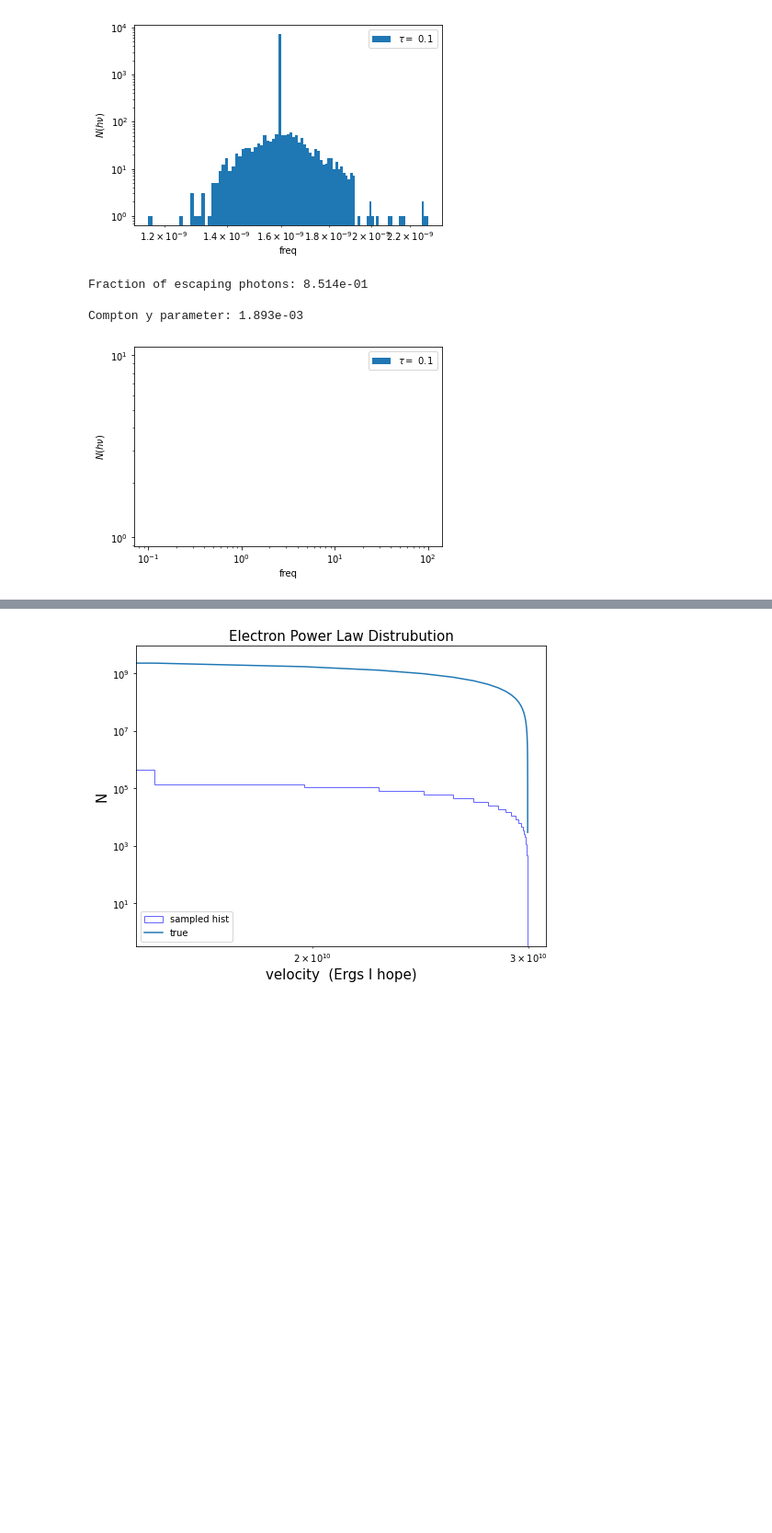
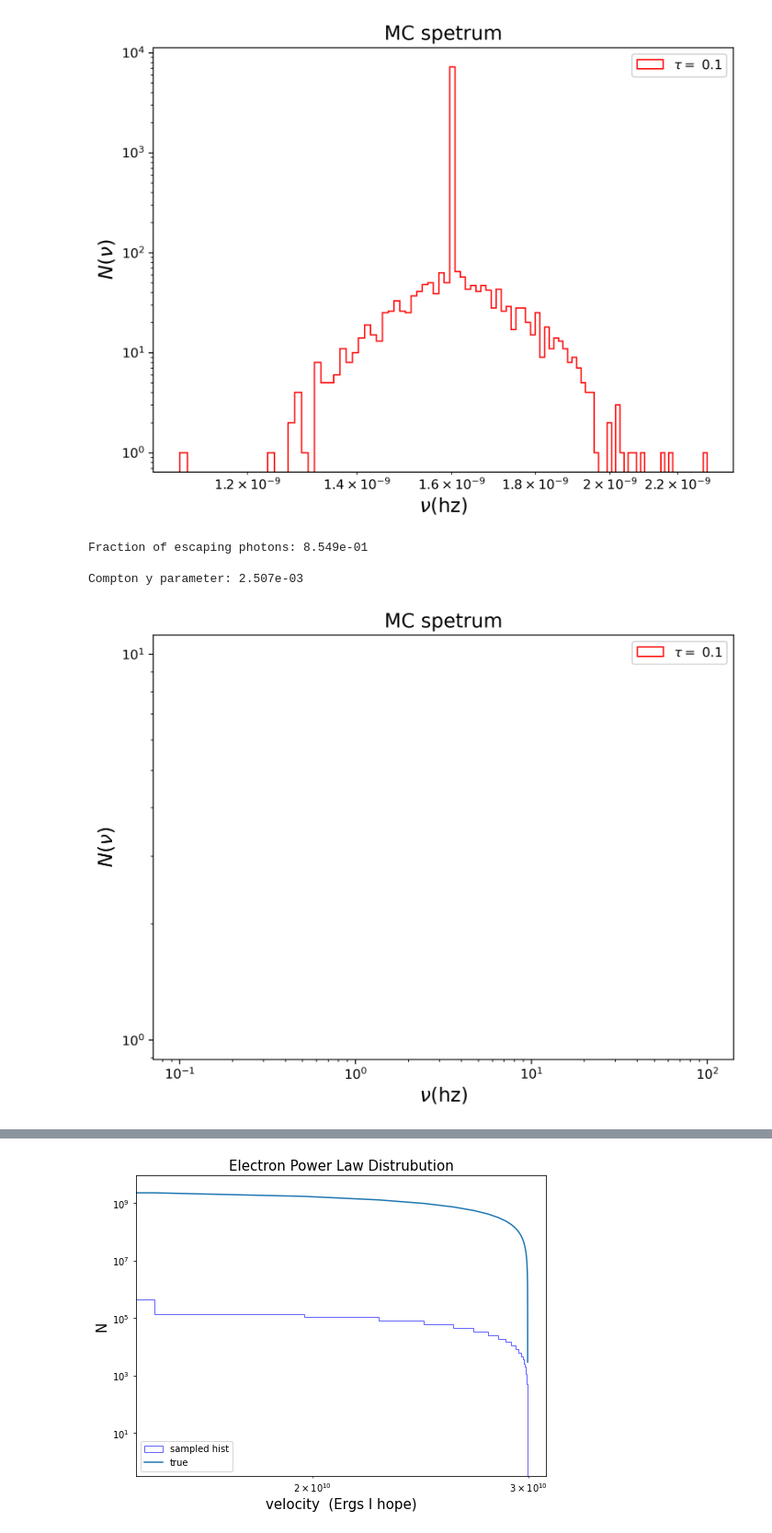
Before and after one commit to afinemax/extreme_astrophysics_2023, a Jupyter notebook: ps5/max_fine_ps5.ipynb, the cells around one changed output, grey strips where cells are left out. Shown: that part at 92% size. Cells and saved outputs as stored; diff of their text form; code cells hidden in the pictures; blank space fills up the shorter version.

```diff
--- a/ps5/max_fine_ps5.ipynb
+++ b/ps5/max_fine_ps5.ipynb
@@ -195,14 +201,15 @@ def plot_mc(mc_parms,bins=None,xlims=None,filename=None):
     if (filename is None):
         filename='hw_5_plot_{0:d}.pdf'.format(figure_counter)
     hnu_scattered,hnu_seeds=np.array(monte_carlo(mc_parms))# /mc_parms['kt_seeds']
-    fig=plt.figure()
+    fig=plt.figure(figsize=(8,6), dpi=300)
     plt.hist(hnu_scattered,bins=bins,log=True,
-             label=r'$\tau=${:4.1f}'.format(mc_parms['tau']))
+             label=r'$\tau=${:4.1f}'.format(mc_parms['tau']), histtype='step', color='red')
     plt.xscale('log')
     #plt.xlim(xlims[0],xlims[1])
     #plt.xlabel(r'$h\nu/h\nu_{0}$')
-    plt.xlabel('freq')
-    plt.ylabel(r'$N(h\nu)$')
+    plt.xlabel(r'$\nu$(hz)', size=15)
+    plt.ylabel(r'$N(\nu)$', size=15)
+    plt.title('MC spetrum', size=15)
     plt.legend()
     fig.savefig(filename)
     figure_counter+=1
@@ -234,35 +241,35 @@ def p_planck(hnu=None):
         number=1000
         hnu=np.append(np.linspace(0,1-1./number,number),np.logspace(0,4,number))
 
     p=np.zeros(2*number)
     for i in range(1,2*number):
         p[i]=((quad(f_planck,0,hnu[i]))[0])
     return (p,hnu)
 
 def hnu_of_p_planck(number=None,pdf=None,hnu=None):
     if number is None:
         number=1
     if (pdf is None):
         pdf,hnu=p_planck()
 
     e_phot=np.interp(np.random.rand(number),pdf,hnu)
     return(e_phot,pdf,hnu)
 
 def f_of_hnu_planck(mc_parms,number=None,pdf=None,energies=None):
     if number is None:
         number=1
     if (pdf is None):
         e,pdf,energies=hnu_of_p_planck(number=number)
     else:
         e,pdf,energies=hnu_of_p_planckl(number=number,pdf=pdf,hnu=energies)
     e*=mc_parms['kt_seeds']
     return(e)
 
 mc_parms={'n_photons':10000,'kt_seeds':1.6e-9,'H':1e7,'tau':0.1,'kt_electron':3.2e-8,'v_dist':f_of_v_maxwell,'hnu_dist':f_of_hnu_planck}
 hnu_scattered,hnu_seeds=plot_mc(mc_parms)
 # %% [output]
-[figure, old version]
+[figure, new version]
-Fraction of escaping photons: 8.514e-01
+Fraction of escaping photons: 8.549e-01
 
-Compton y parameter: 1.893e-03
+Compton y parameter: 2.507e-03
-[figure, old version]
+[figure, new version]
```
Also changed, not shown: parts of 21 cells of this notebook.
